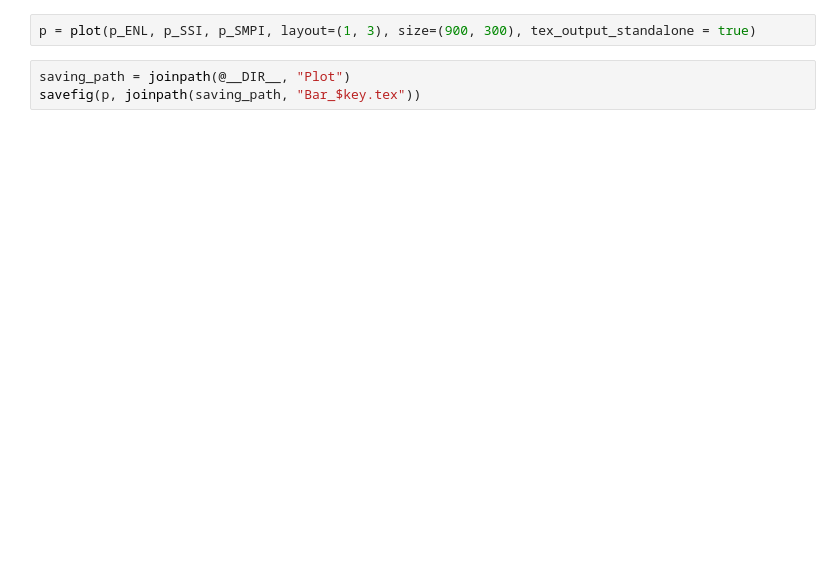
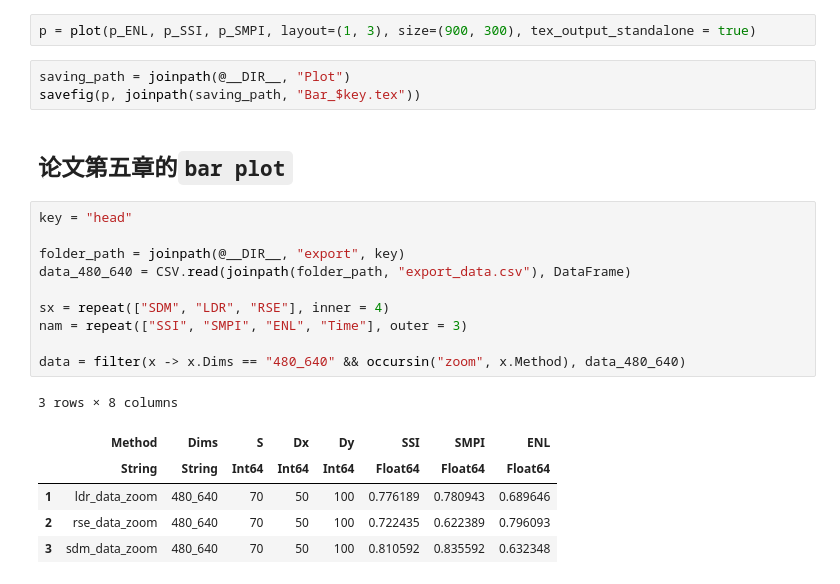
Before and after one commit to rfhklwt/Denoising, a Jupyter notebook: bar_plot.ipynb, the cells around one changed output. Cells and saved outputs as stored; diff of their text form; blank space fills up the shorter version.

```diff
--- a/bar_plot.ipynb
+++ b/bar_plot.ipynb
@@ -75,3 +72,22 @@ p = plot(p_ENL, p_SSI, p_SMPI, layout=(1, 3), size=(900, 300), tex_output_standa
 # %%
 saving_path = joinpath(@__DIR__, "Plot")
 savefig(p, joinpath(saving_path, "Bar_$key.tex"))
+# %% [markdown]
+## 论文第五章的`bar plot`
+# %%
+key = "head"
+
+folder_path = joinpath(@__DIR__, "export", key)
+data_480_640 = CSV.read(joinpath(folder_path, "export_data.csv"), DataFrame)
+
+sx = repeat(["SDM", "LDR", "RSE"], inner = 4)
+nam = repeat(["SSI", "SMPI", "ENL", "Time"], outer = 3)
+
+data = filter(x -> x.Dims == "480_640" && occursin("zoom", x.Method), data_480_640)
+# %% [output]
+3 rows × 8 columns
+|  | Method | Dims | S | Dx | Dy | SSI | SMPI | ENL |
+|  | String | String | Int64 | Int64 | Int64 | Float64 | Float64 | Float64 |
+| 1 | ldr_data_zoom | 480_640 | 70 | 50 | 100 | 0.776189 | 0.780943 | 0.689646 |
+| 2 | rse_data_zoom | 480_640 | 70 | 50 | 100 | 0.722435 | 0.622389 | 0.796093 |
+| 3 | sdm_data_zoom | 480_640 | 70 | 50 | 100 | 0.810592 | 0.835592 | 0.632348 |
```
Also changed, not shown: parts of 7 cells of this notebook, 16 other files.
